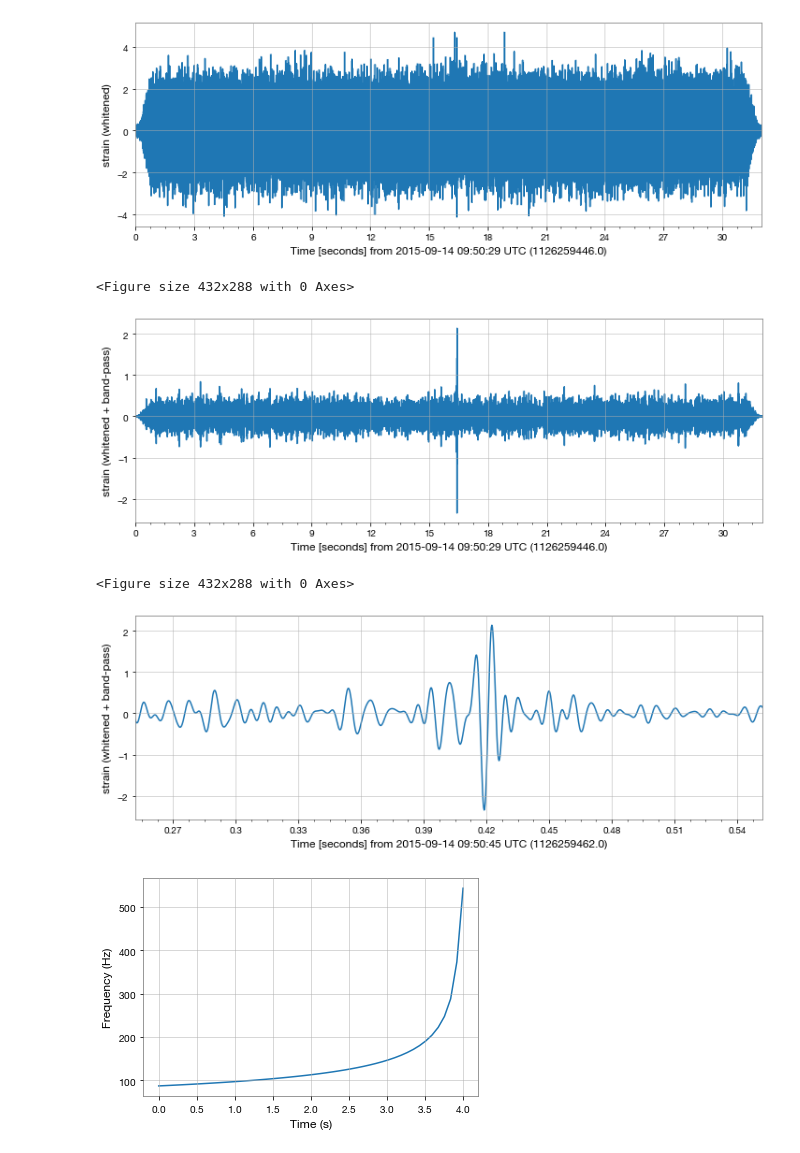
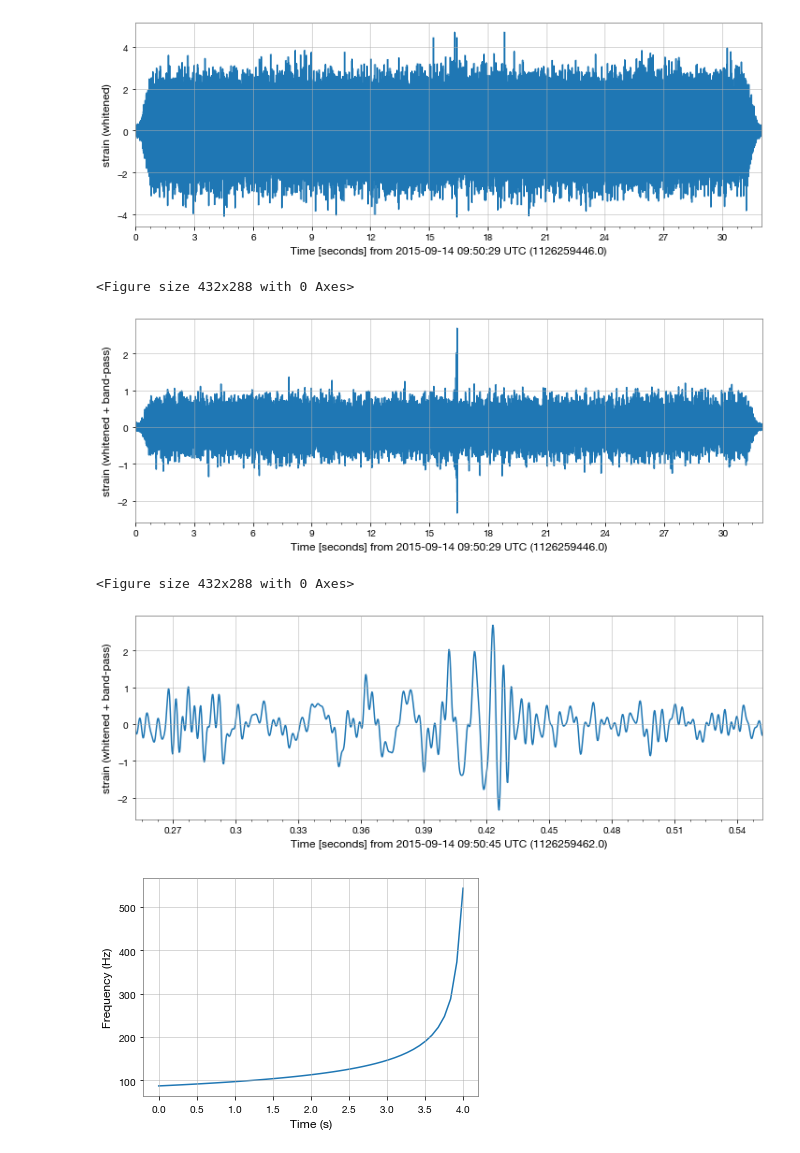
Before and after one commit to lukestew/JLab-LIGO, a Jupyter notebook: luke_basic.ipynb, the cells around one changed output. Cells and saved outputs as stored; diff of their text form; code cells hidden in the pictures.

```diff
--- a/luke_basic.ipynb
+++ b/luke_basic.ipynb
@@ -75,31 +75,31 @@ plt.show()
 # %%
 #----------------------------------------------------------------
 # Bandpass filtering
 #----------------------------------------------------------------
 
-bandpass_low = 80
-bandpass_high = 180
+bandpass_low = 30
+bandpass_high = 350
 
 white_data_bp = white_data.bandpass(bandpass_low, bandpass_high)
 
 plt.clf()
 white_data_bp.plot()
 plt.ylabel('strain (whitened + band-pass)')
 
 plt.figure()
 #--------------------------------------------
 # Zoom in on signal
 # -------------------------------------------
 plt.clf()
 white_data_bp.plot()
 plt.ylabel('strain (whitened + band-pass)')
 plt.xlim(tevent-.17, tevent+.13)
 plt.show()
 # %% [output]
 <Figure size 432x288 with 0 Axes>
-[figure, old version]
+[figure, new version]
 <Figure size 432x288 with 0 Axes>
-[figure, old version]
+[figure, new version]
 # %%
 # #----------------------------------------------------------------
 # # q-transform
```
Also changed, not shown: parts of 1 cell of this notebook, 1 other file.
